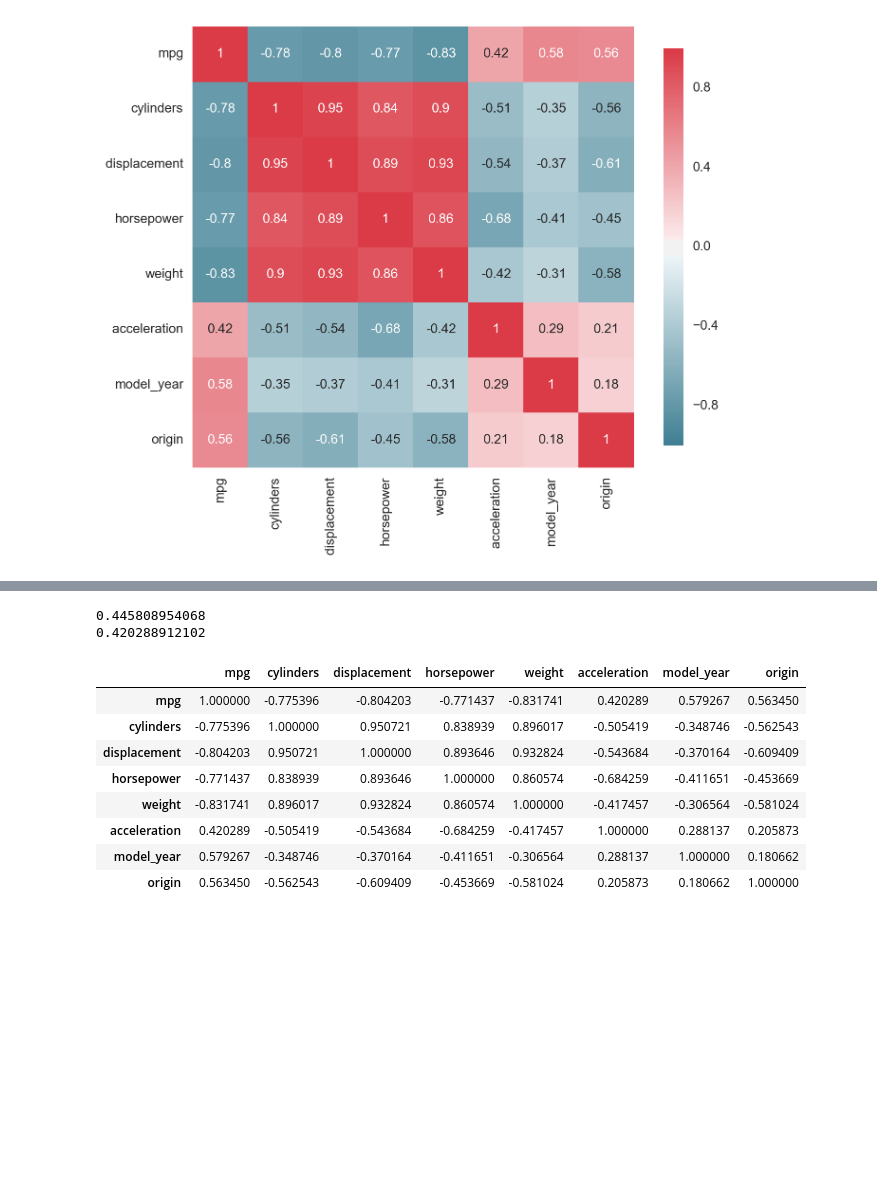
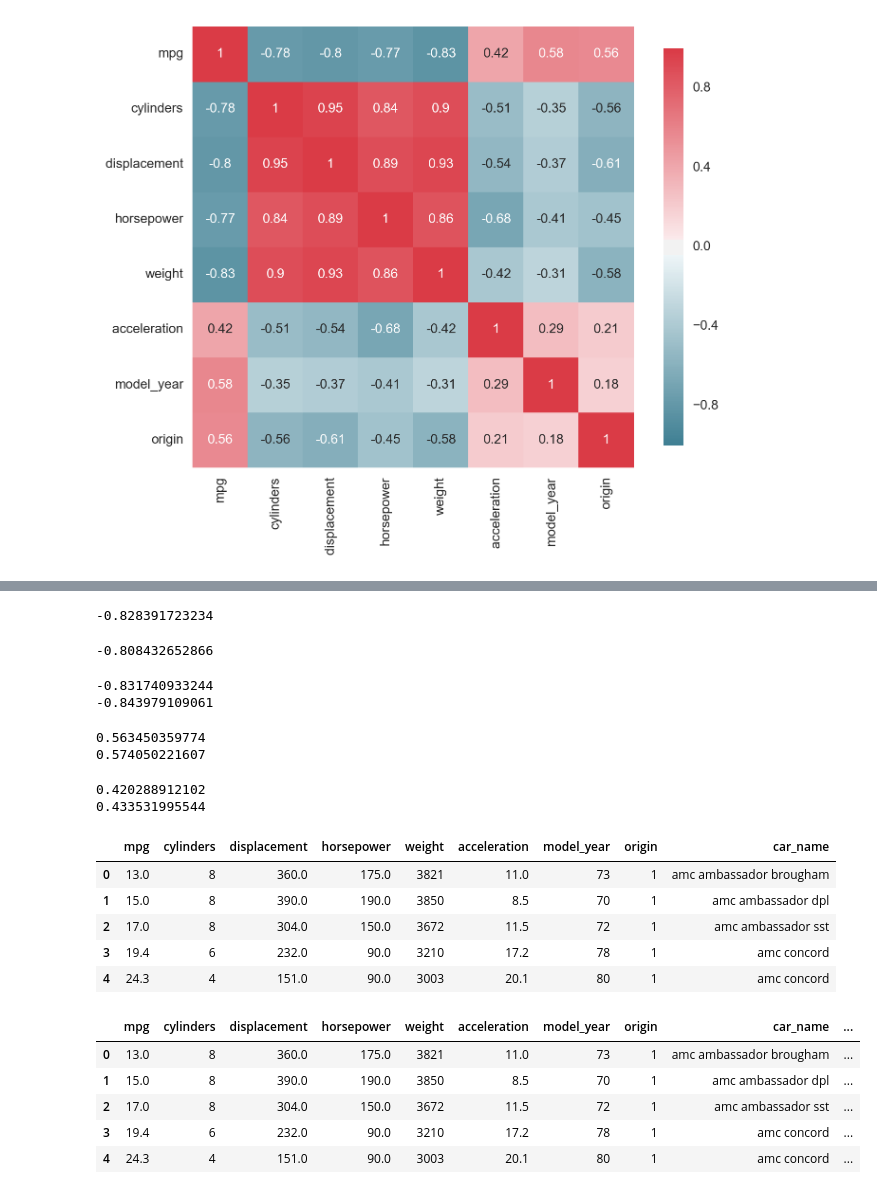
Before and after one commit to dangspin/Kaggle, a Jupyter notebook: Auto-mpg/Auto-mpg.ipynb, the cells around one changed output, grey strips where cells are left out. Saved outputs shown, nothing was run; the diff lists cells and outputs as text; code cells hidden in the pictures; blank space fills up the shorter version.

```diff
--- a/Auto-mpg/Auto-mpg.ipynb
+++ b/Auto-mpg/Auto-mpg.ipynb
@@ -197,18 +198,48 @@ ax.set_ylabel("MPG")
+# %%
+print origin['mpg'].corr(np.log(origin['displacement']))
+newdf['log_displacement']=np.log(origin['displacement'])
+# %% [output]
+-0.828391723234
+# %%
+print origin['mpg'].corr(np.log(origin['horsepower']))
+newdf['log_horsepower']=np.log(origin['horsepower'])
+# %% [output]
+-0.808432652866
+# %%
+print origin['mpg'].corr(origin['weight'])
+print origin['mpg'].corr(np.log(origin['weight']))
+newdf['log_weight']=np.log(origin['weight'])
+# %% [output]
+-0.831740933244
+-0.843979109061
+# %%
+print origin['mpg'].corr(origin['origin'])
+print origin['mpg'].corr(np.log(origin['origin']))
+newdf['log_origin']=np.log(origin['origin'])
+# %% [output]
+0.563450359774
+0.574050221607
 # %%
-print origin['acceleration'].corr(np.log(origin['mpg']))
-print origin['acceleration'].corr(origin['mpg'])
+print origin['mpg'].corr(origin['acceleration'])
+print origin['mpg'].corr(np.log(origin['acceleration']))
 # %% [output]
-0.445808954068
 0.420288912102
+0.433531995544
 # %%
-origin.corr()
+origin.head()
 # %% [output]
-|  | mpg | cylinders | displacement | horsepower | weight | acceleration | model_year | origin |
-| mpg | 1.000000 | -0.775396 | -0.804203 | -0.771437 | -0.831741 | 0.420289 | 0.579267 | 0.563450 |
-| cylinders | -0.775396 | 1.000000 | 0.950721 | 0.838939 | 0.896017 | -0.505419 | -0.348746 | -0.562543 |
-| displacement | -0.804203 | 0.950721 | 1.000000 | 0.893646 | 0.932824 | -0.543684 | -0.370164 | -0.609409 |
-| horsepower | -0.771437 | 0.838939 | 0.893646 | 1.000000 | 0.860574 | -0.684259 | -0.411651 | -0.453669 |
-| weight | -0.831741 | 0.896017 | 0.932824 | 0.860574 | 1.000000 | -0.417457 | -0.306564 | -0.581024 |
-| acceleration | 0.420289 | -0.505419 | -0.543684 | -0.684259 | -0.417457 | 1.000000 | 0.288137 | 0.205873 |
-| model_year | 0.579267 | -0.348746 | -0.370164 | -0.411651 | -0.306564 | 0.288137 | 1.000000 | 0.180662 |
-| origin | 0.563450 | -0.562543 | -0.609409 | -0.453669 | -0.581024 | 0.205873 | 0.180662 | 1.000000 |
+|  | mpg | cylinders | displacement | horsepower | weight | acceleration | model_year | origin | car_name |
+| 0 | 13.0 | 8 | 360.0 | 175.0 | 3821 | 11.0 | 73 | 1 | amc ambassador brougham |
+| 1 | 15.0 | 8 | 390.0 | 190.0 | 3850 | 8.5 | 70 | 1 | amc ambassador dpl |
+| 2 | 17.0 | 8 | 304.0 | 150.0 | 3672 | 11.5 | 72 | 1 | amc ambassador sst |
+| 3 | 19.4 | 6 | 232.0 | 90.0 | 3210 | 17.2 | 78 | 1 | amc concord |
+| 4 | 24.3 | 4 | 151.0 | 90.0 | 3003 | 20.1 | 80 | 1 | amc concord |
+# %%
+newdf.head()
+# %% [output]
+|  | mpg | cylinders | displacement | horsepower | weight | acceleration | model_year | origin | car_name | ... |
+| 0 | 13.0 | 8 | 360.0 | 175.0 | 3821 | 11.0 | 73 | 1 | amc ambassador brougham | ... |
+| 1 | 15.0 | 8 | 390.0 | 190.0 | 3850 | 8.5 | 70 | 1 | amc ambassador dpl | ... |
+| 2 | 17.0 | 8 | 304.0 | 150.0 | 3672 | 11.5 | 72 | 1 | amc ambassador sst | ... |
+| 3 | 19.4 | 6 | 232.0 | 90.0 | 3210 | 17.2 | 78 | 1 | amc concord | ... |
+| 4 | 24.3 | 4 | 151.0 | 90.0 | 3003 | 20.1 | 80 | 1 | amc concord | ... |
```
Also changed, not shown: parts of 38 cells of this notebook.
